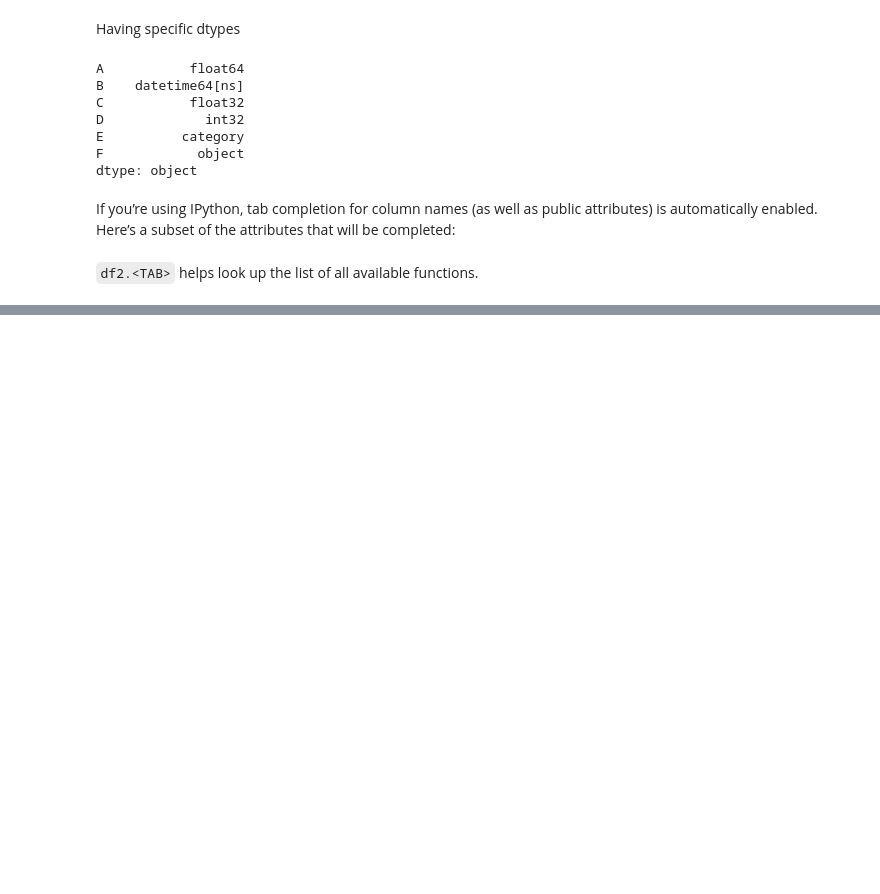
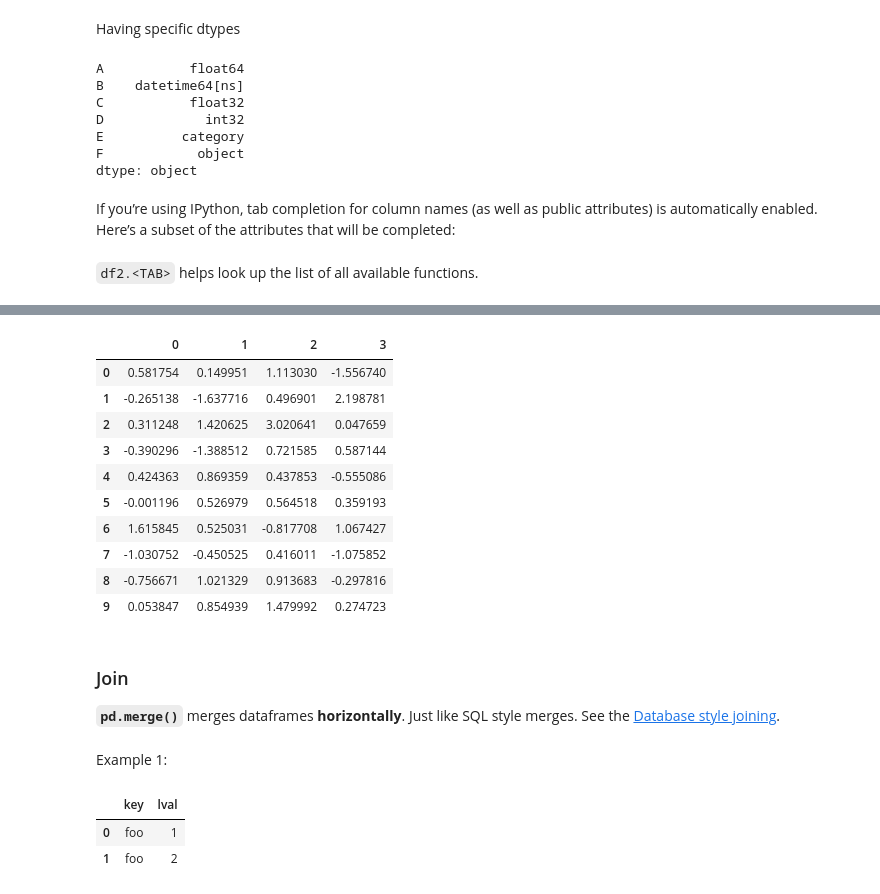
Before and after one commit to shevapato2008/PandasTutorial, a Jupyter notebook: 10 minutes to pandas.ipynb, the cells around one changed output, grey strips where cells are left out. Saved outputs shown, nothing was run; the diff lists cells and outputs as text; code cells hidden in the pictures; blank space fills up the shorter version.

```diff
--- a/10 minutes to pandas.ipynb
+++ b/10 minutes to pandas.ipynb
@@ -84,0 +647,2 @@ If you’re using IPython, tab completion for column names (as well as public at
+# %%
+pieces = [df[: 3], df[3 : 7], df[7 : ]]
@@ -84,0 +665,20 @@ If you’re using IPython, tab completion for column names (as well as public at
+# %%
+pd.concat(pieces)
+# %% [output]
+|  | 0 | 1 | 2 | 3 |
+| 0 | 0.581754 | 0.149951 | 1.113030 | -1.556740 |
+| 1 | -0.265138 | -1.637716 | 0.496901 | 2.198781 |
+| 2 | 0.311248 | 1.420625 | 3.020641 | 0.047659 |
+| 3 | -0.390296 | -1.388512 | 0.721585 | 0.587144 |
+| 4 | 0.424363 | 0.869359 | 0.437853 | -0.555086 |
+| 5 | -0.001196 | 0.526979 | 0.564518 | 0.359193 |
+| 6 | 1.615845 | 0.525031 | -0.817708 | 1.067427 |
+| 7 | -1.030752 | -0.450525 | 0.416011 | -1.075852 |
+| 8 | -0.756671 | 1.021329 | 0.913683 | -0.297816 |
+| 9 | 0.053847 | 0.854939 | 1.479992 | 0.274723 |
+# %% [markdown]
+### Join
+
+**`pd.merge()`** merges dataframes **horizontally**. Just like SQL style merges. See the [Database style joining](https://pandas.pydata.org/pandas-docs/stable/merging.html#merging-join "Database-style DataFrame joining/merging").
+# %% [markdown]
+Example 1:
@@ -84,0 +689,6 @@ If you’re using IPython, tab completion for column names (as well as public at
+# %%
+left
+# %% [output]
+|  | key | lval |
+| 0 | foo | 1 |
+| 1 | foo | 2 |
```
Also changed, not shown: parts of 243 cells of this notebook.
